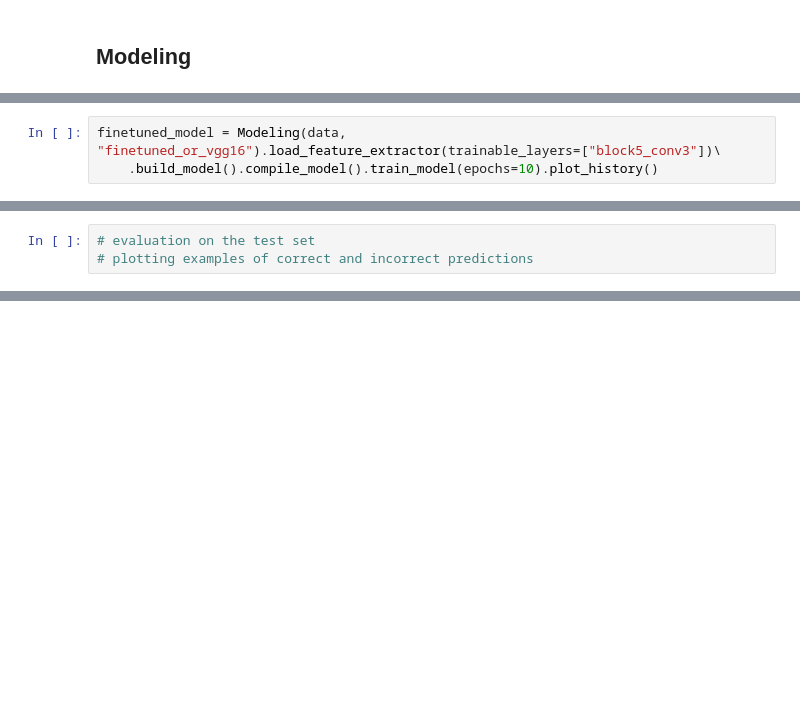
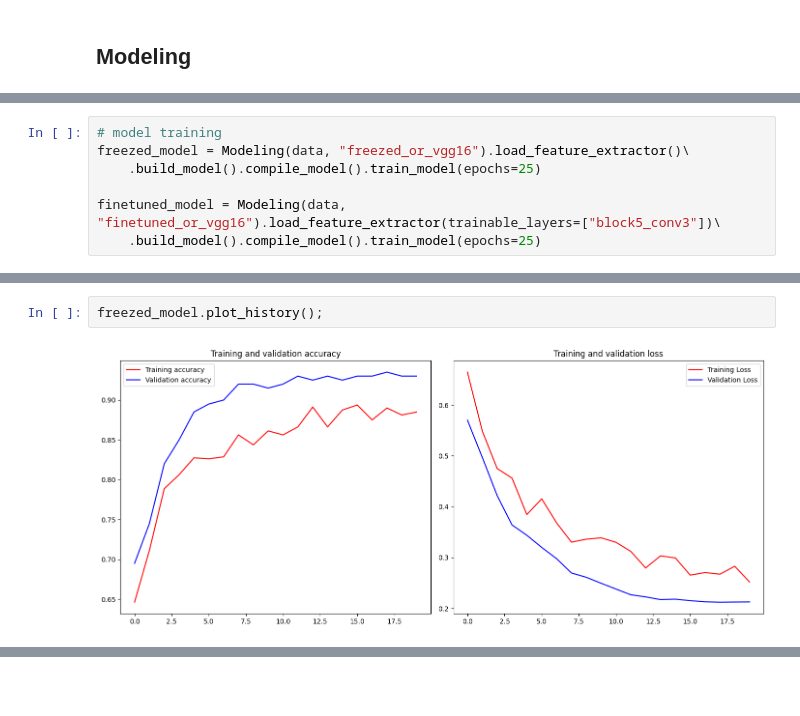
Before and after one commit to fridrichmrtn/ibm-ai-engineering, a Jupyter notebook: 03_deeplearning_keras_tf/final_project/final_project.ipynb, the cells around one changed output, grey strips where cells are left out. Drawn from its saved outputs; the diff is of its cells as text; blank space fills up the shorter version.

```diff
--- a/03_deeplearning_keras_tf/final_project/final_project.ipynb
+++ b/03_deeplearning_keras_tf/final_project/final_project.ipynb
@@ -246,4 +258,8 @@ Epoch 10/10
 # %%
+# model training
+freezed_model = Modeling(data, "freezed_or_vgg16").load_feature_extractor()\
+    .build_model().compile_model().train_model(epochs=25)
+
 finetuned_model = Modeling(data, "finetuned_or_vgg16").load_feature_extractor(trainable_layers=["block5_conv3"])\
-    .build_model().compile_model().train_model(epochs=10).plot_history()
+    .build_model().compile_model().train_model(epochs=25)
 # %% [output]
@@ -274,3 +325,4 @@ freezed_model.model.evaluate(data.test_generator)
-# %%
-# evaluation on the test set
-# plotting examples of correct and incorrect predictions
+# %%
+freezed_model.plot_history();
+# %% [output]
+[figure, added]
```
Also changed, not shown: parts of 13 cells of this notebook.
